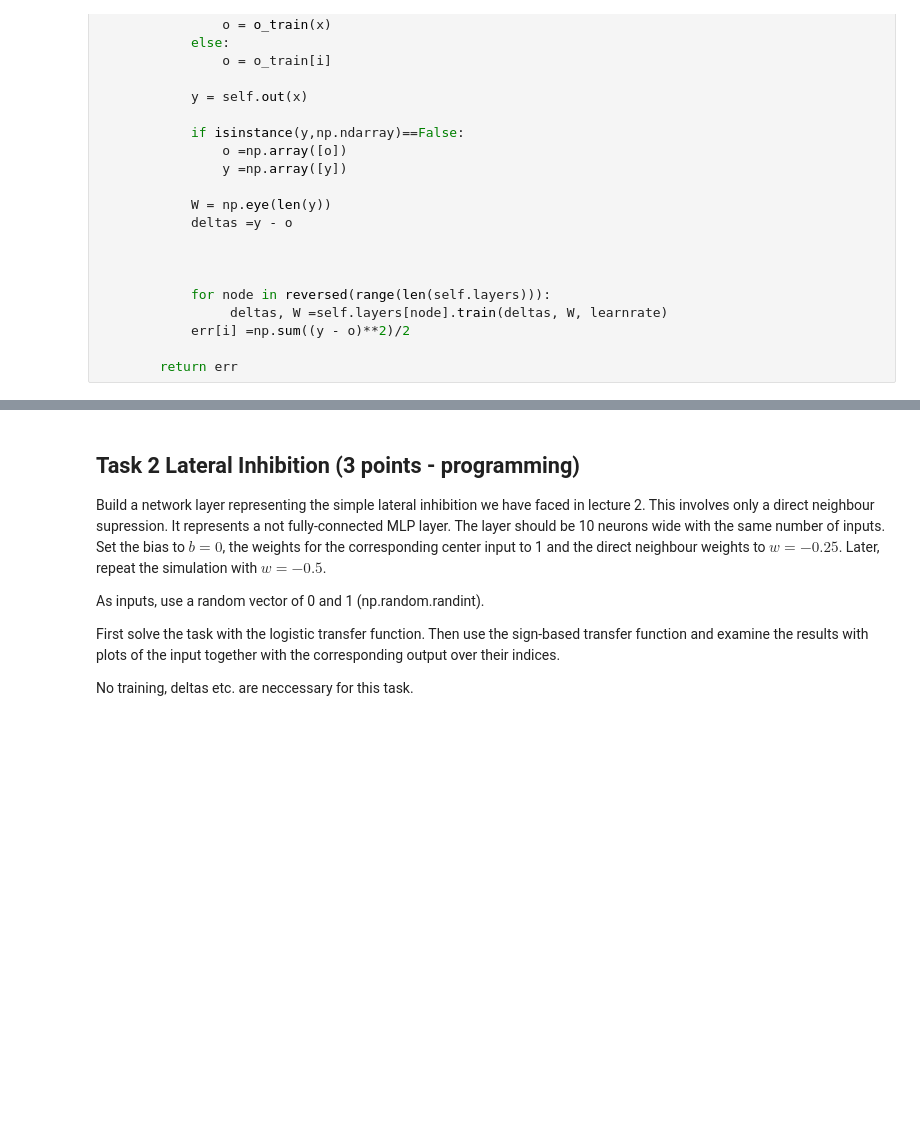
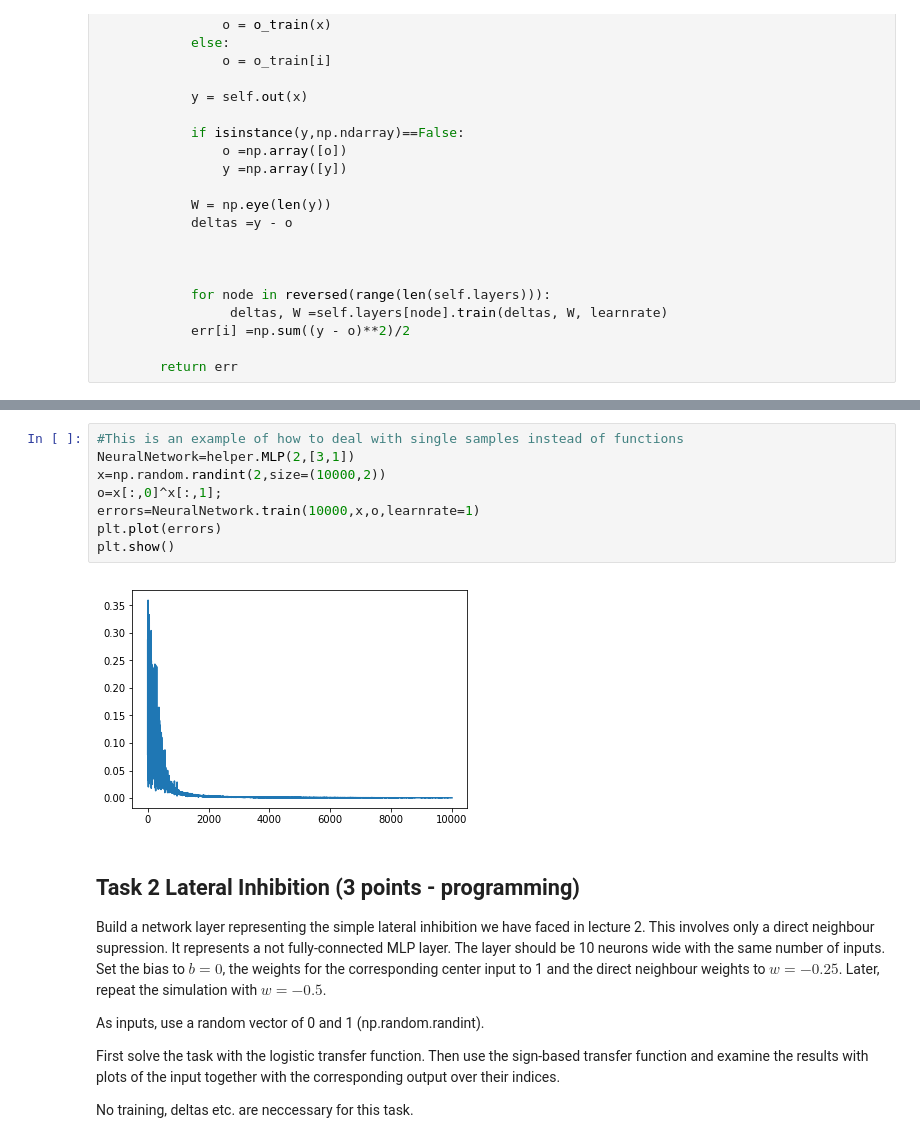
Before and after one commit to Klavaro/mlpy, a Jupyter notebook: Exercise3.ipynb, the cells around one changed output, grey strips where cells are left out. Saved outputs shown, nothing was run; the diff lists cells and outputs as text; blank space fills up the shorter version.

```diff
--- a/Exercise3.ipynb
+++ b/Exercise3.ipynb
@@ -70,3 +108,13 @@ class MLP:
+# %%
+#This is an example of how to deal with single samples instead of functions
+NeuralNetwork=helper.MLP(2,[3,1])
+x=np.random.randint(2,size=(10000,2))
+o=x[:,0]^x[:,1];
+errors=NeuralNetwork.train(10000,x,o,learnrate=1)
+plt.plot(errors)
+plt.show()
+# %% [output]
+[figure, added]
 # %% [markdown]
 ## Task 2 Lateral Inhibition  (3  points - programming)
 Build a network layer representing the simple lateral inhibition we have faced in lecture 2. This involves only a direct neighbour supression. It represents a not fully-connected MLP layer. The layer should be 10 neurons wide with the same number of inputs.
```
Also changed, not shown: parts of 7 cells of this notebook.
